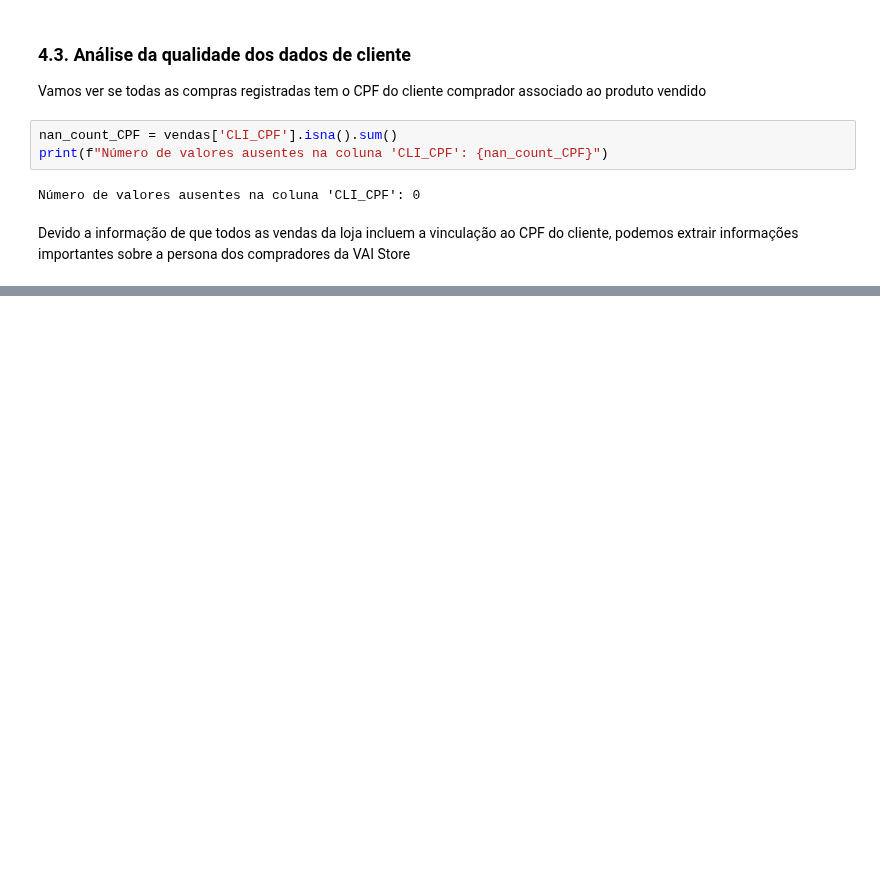
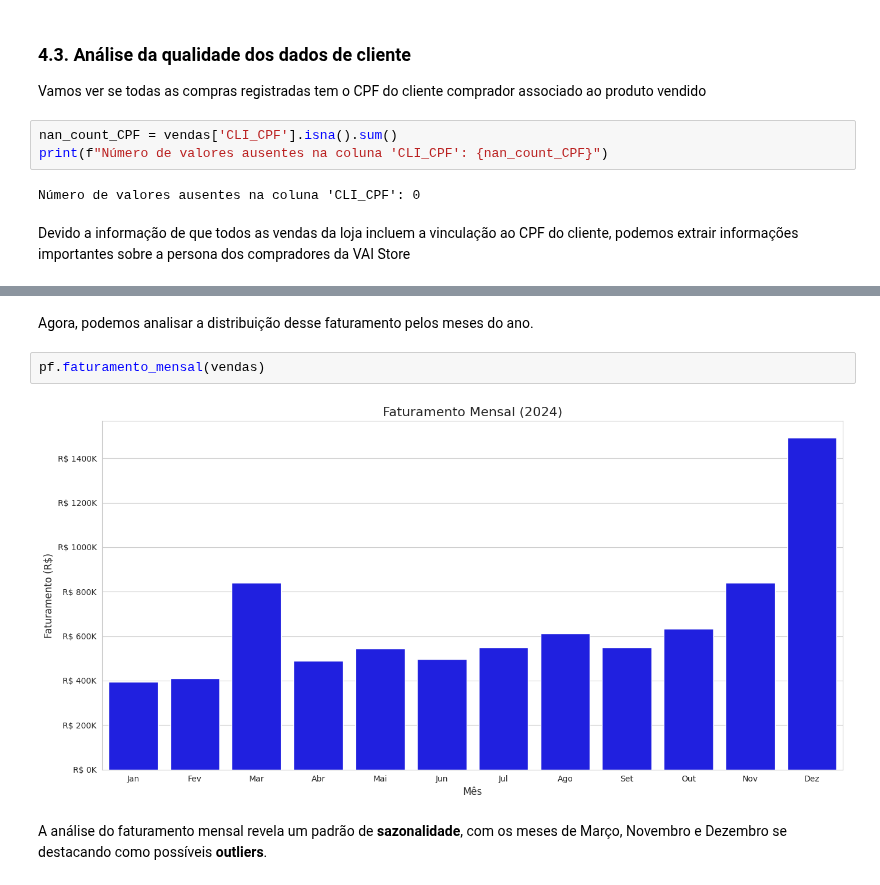
Before and after one commit to felipefsleal/Grupo6-ProjetoFinal, a Jupyter notebook: notebooks/01_eda.ipynb, the cells around one changed output, grey strips where cells are left out. Drawn from its saved outputs; the diff is of its cells as text; blank space fills up the shorter version.

Commit message:
adiciona análise de faturamento total e mensal

```diff
--- a/notebooks/01_eda.ipynb
+++ b/notebooks/01_eda.ipynb
@@ -694,0 +722,8 @@ vendas.head()
+# %% [markdown]
+Agora, podemos analisar a distribuição desse faturamento pelos meses do ano.
+# %%
+pf.faturamento_mensal(vendas)
+# %% [output]
+[figure, added]
+# %% [markdown]
+A análise do faturamento mensal revela um padrão de **sazonalidade**, com os meses de Março, Novembro e Dezembro se destacando como possíveis __outliers__.
```
Also changed, not shown: parts of 6 cells of this notebook.
